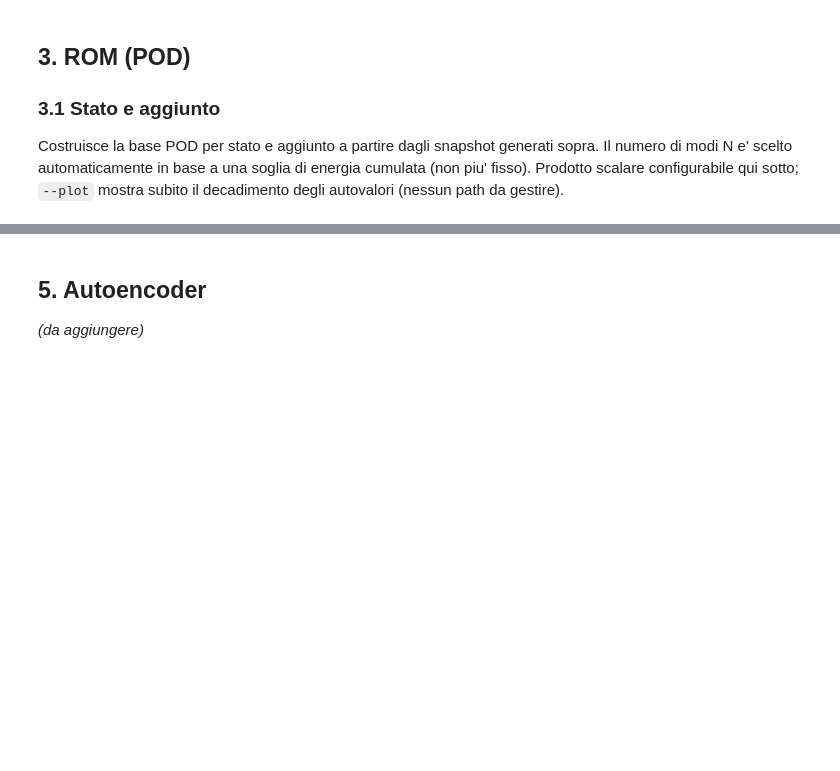
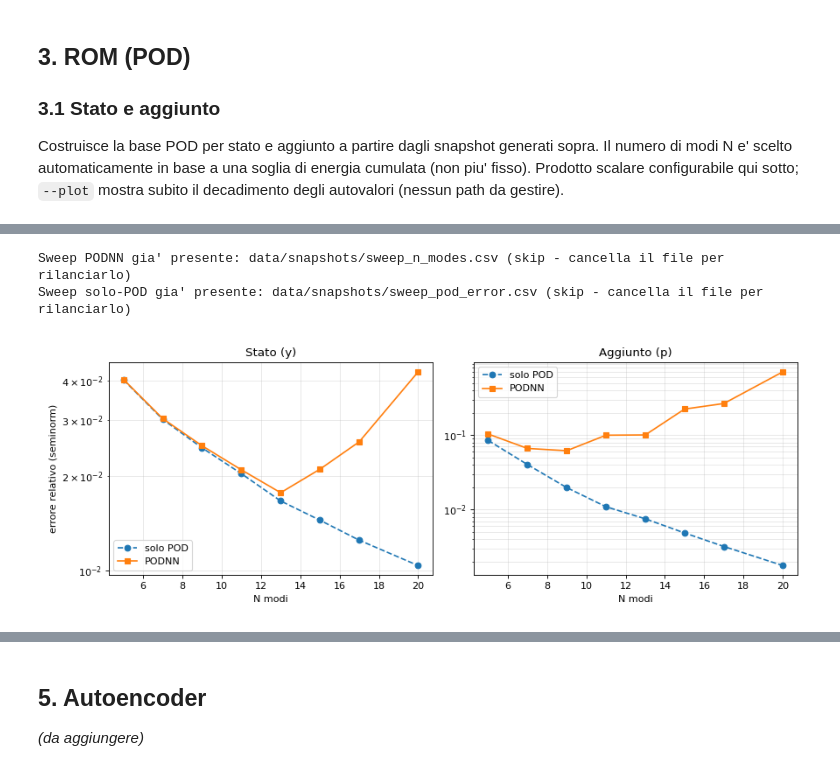
Before and after one commit to roccnroll/vbOCP, a Jupyter notebook: notebooks/run_pipeline_colab.ipynb, the cells around one changed output, grey strips where cells are left out. Saved outputs shown, nothing was run; the diff lists cells and outputs as text; code cells hidden in the pictures; blank space fills up the shorter version.

```diff
--- a/notebooks/run_pipeline_colab.ipynb
+++ b/notebooks/run_pipeline_colab.ipynb
@@ -216 +177,40 @@ Statistiche di normalizzazione salvate in data/snapshots/test1_p_nn.norm.npz
+# %%
+N_MODES_VALUES = '5,7,9,11,13,15,17,20'
+HIDDEN_DIM = 32
+SWEEP_EPOCHS = 150000
+SWEEP_N_MODES_OUTPUT = os.path.join(SNAPSHOTS_DIR, 'sweep_n_modes.csv')
+SWEEP_POD_ERROR_OUTPUT = os.path.join(SNAPSHOTS_DIR, 'sweep_pod_error.csv')
+# sweep PODNN (lento - allena una rete per N) - skip se il csv esiste gia'
+if os.path.exists(SWEEP_N_MODES_OUTPUT):
+    print(f"Sweep PODNN gia' presente: {SWEEP_N_MODES_OUTPUT} (skip - cancella il file per rilanciarlo)")
+else:
+    !python -m src.rom.sweep_pod_nn \
+        --config {CONFIG_PATH} \
+        --snapshots {SNAPSHOTS_PATH} \
+        --test-snapshots {TEST_SNAPSHOTS_PATH} \
+        --sweep-param n_modes \
+        --values {N_MODES_VALUES} \
+        --hidden-dim {HIDDEN_DIM} \
+        --epochs {SWEEP_EPOCHS} \
+        --output {SWEEP_N_MODES_OUTPUT}
+
+# sweep solo POD (veloce, nessuna rete) + plot combinato (letto dal csv PODNN sopra, non rifatto qui) -
+# skip se il csv esiste gia'
+if os.path.exists(SWEEP_POD_ERROR_OUTPUT):
+    print(f"Sweep solo-POD gia' presente: {SWEEP_POD_ERROR_OUTPUT} (skip - cancella il file per rilanciarlo)")
+else:
+    !python -m src.rom.sweep_pod_error \
+        --config {CONFIG_PATH} \
+        --snapshots {SNAPSHOTS_PATH} \
+        --test-snapshots {TEST_SNAPSHOTS_PATH} \
+        --values {N_MODES_VALUES} \
+        --podnn-csv {SWEEP_N_MODES_OUTPUT} \
+        --output {SWEEP_POD_ERROR_OUTPUT}
+from pathlib import Path
+from IPython.display import Image
+Image(str(Path(SWEEP_POD_ERROR_OUTPUT).with_suffix('.png')))
+# %% [output]
+Sweep PODNN gia' presente: data/snapshots/sweep_n_modes.csv (skip - cancella il file per rilanciarlo)
+Sweep solo-POD gia' presente: data/snapshots/sweep_pod_error.csv (skip - cancella il file per rilanciarlo)
+[figure, added]
 # %% [markdown]
```
Also changed, not shown: parts of 20 cells of this notebook, 9 other files.
